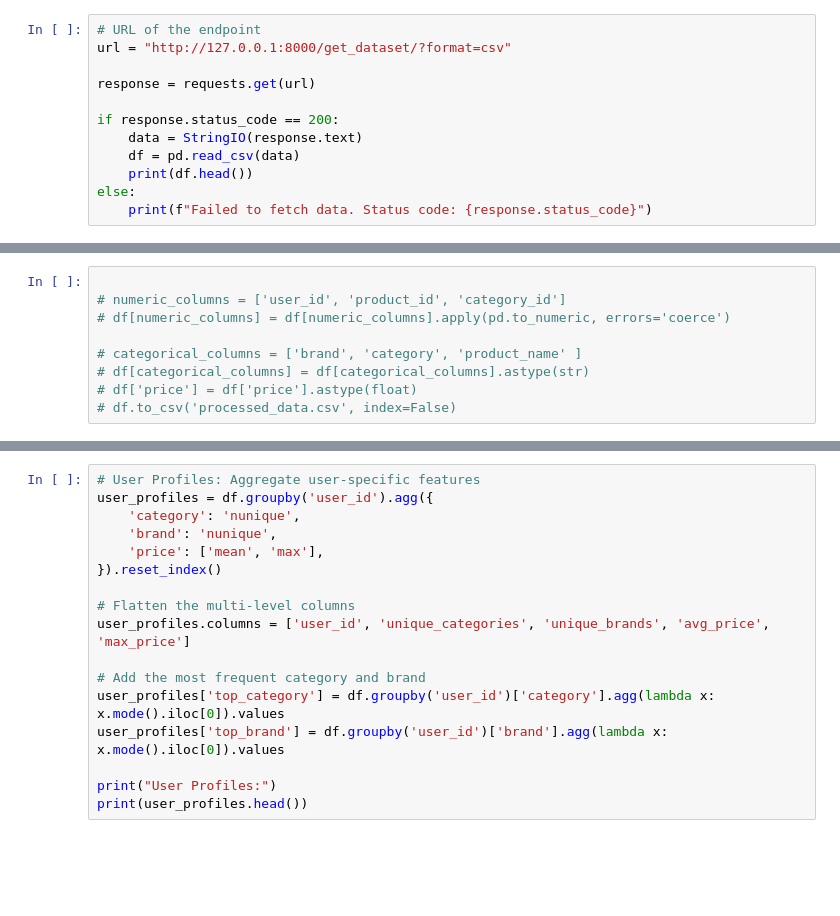
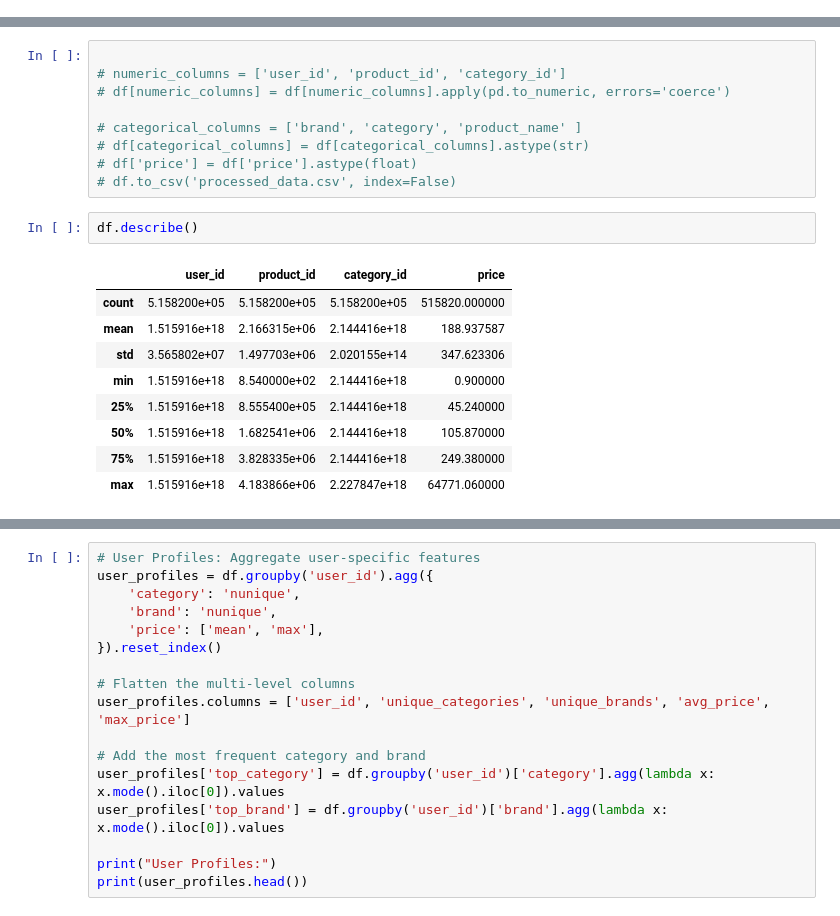
Before and after one commit to Muaadh-Nazly/Muaadh-Nazly, a Jupyter notebook: model.ipynb, the cells around one changed output, grey strips where cells are left out. Drawn from its saved outputs; the diff is of its cells as text; blank space fills up the shorter version.

```diff
--- a/model.ipynb
+++ b/model.ipynb
@@ -11,15 +11,3 @@ import requests
 # %%
 # file_path = 'events.csv'
 # df = pd.read_csv(file_path)
-# %%
-# URL of the endpoint
-url = "http://127.0.0.1:8000/get_dataset/?format=csv"
-
-response = requests.get(url)
-
-if response.status_code == 200:
-    data = StringIO(response.text)
-    df = pd.read_csv(data)
-    print(df.head())
-else:
-    print(f"Failed to fetch data. Status code: {response.status_code}")
@@ -112,3 +119,15 @@ Duplicates removed
 # df[categorical_columns] = df[categorical_columns].astype(str)
 # df['price'] = df['price'].astype(float)
 # df.to_csv('processed_data.csv', index=False)
+# %%
+df.describe()
+# %% [output]
+|  | user_id | product_id | category_id | price |
+| count | 5.158200e+05 | 5.158200e+05 | 5.158200e+05 | 515820.000000 |
+| mean | 1.515916e+18 | 2.166315e+06 | 2.144416e+18 | 188.937587 |
+| std | 3.565802e+07 | 1.497703e+06 | 2.020155e+14 | 347.623306 |
+| min | 1.515916e+18 | 8.540000e+02 | 2.144416e+18 | 0.900000 |
+| 25% | 1.515916e+18 | 8.555400e+05 | 2.144416e+18 | 45.240000 |
+| 50% | 1.515916e+18 | 1.682541e+06 | 2.144416e+18 | 105.870000 |
+| 75% | 1.515916e+18 | 3.828335e+06 | 2.144416e+18 | 249.380000 |
+| max | 1.515916e+18 | 4.183866e+06 | 2.227847e+18 | 64771.060000 |
```
Also changed, not shown: parts of 11 cells of this notebook, 1 other file.
